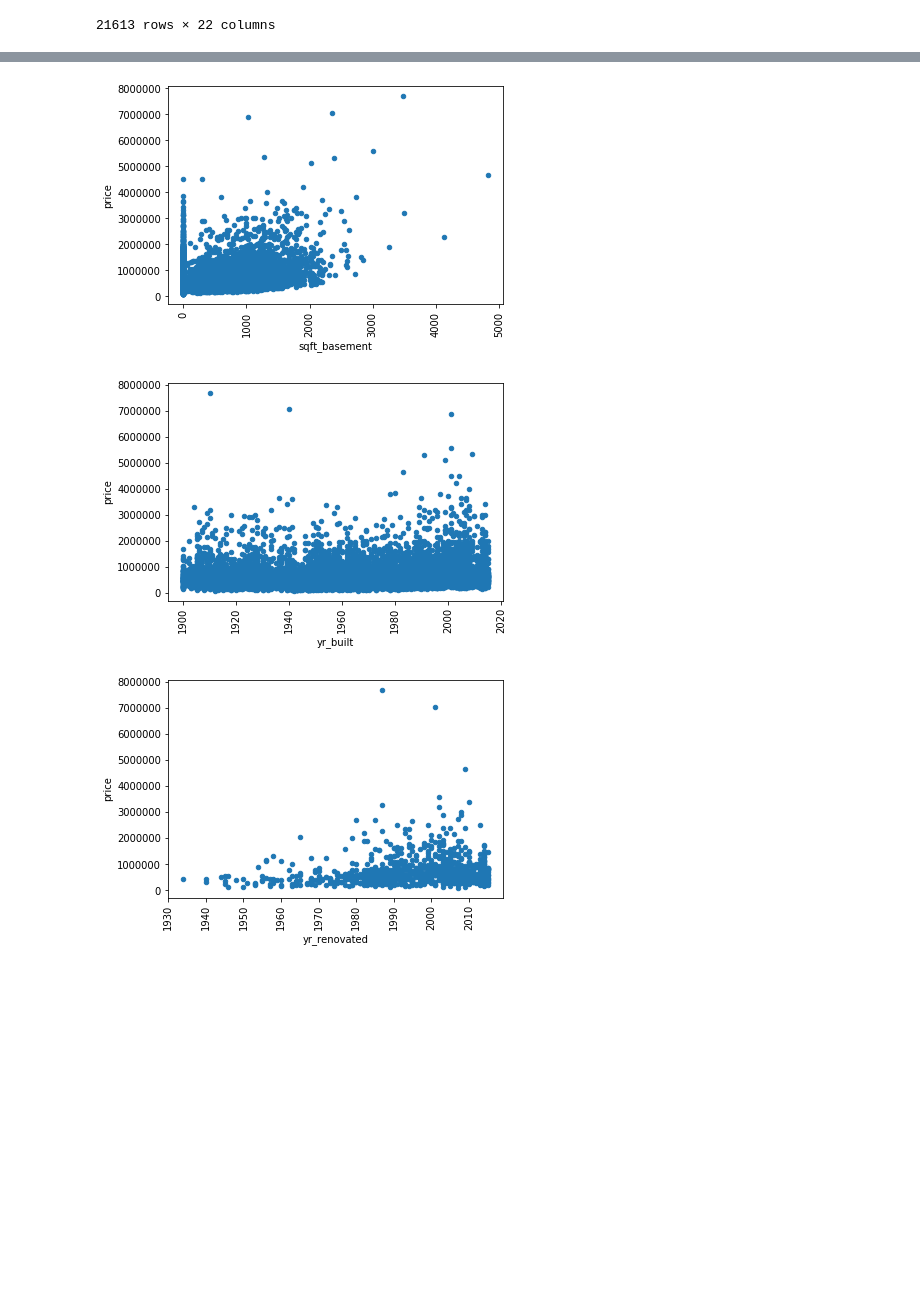
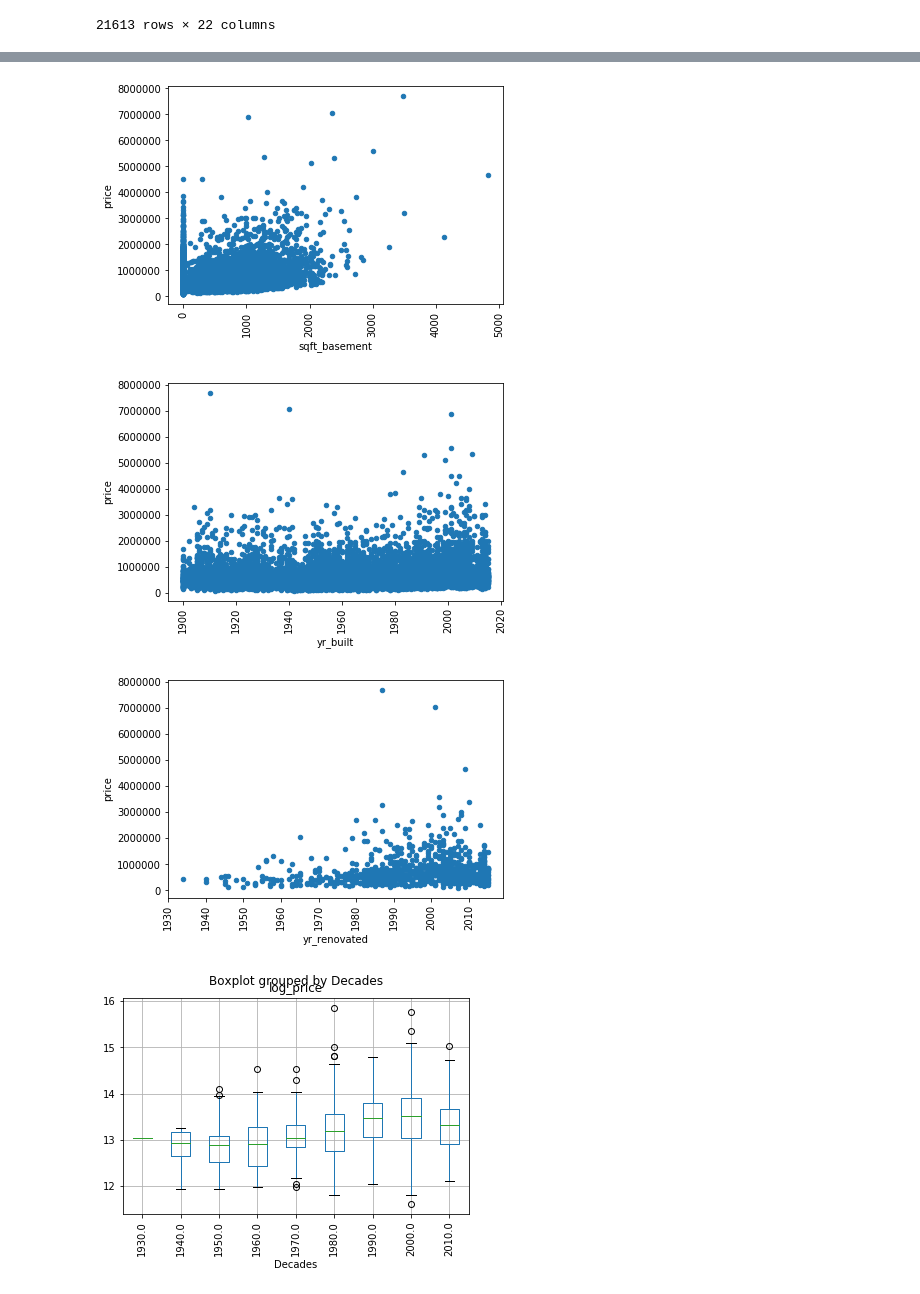
Before and after one commit to ajwal14/Springboard-DSBC, a Jupyter notebook: Housing_Visualization.ipynb, the cells around one changed output, grey strips where cells are left out. Cells and saved outputs as stored; diff of their text form; code cells hidden in the pictures; blank space fills up the shorter version.

```diff
--- a/Housing_Visualization.ipynb
+++ b/Housing_Visualization.ipynb
@@ -61,29 +100,32 @@ df
 # %%
 df.boxplot(column='log_price', by='grade', rot=90)
 plt.show()
 df.plot(kind='scatter', x='sqft_living', y='price', rot=90)
 plt.title('Square Footage')
 plt.show()
 df.plot(kind='scatter', x='sqft_above', y='price', rot=90)
 plt.title('Square Ft. Above')
 plt.show()
 df.boxplot(column='log_price', by='bathrooms', rot=90)
 df.boxplot(column='log_price', by='view', rot=90)
 df.plot(kind='scatter', x='sqft_basement', y='price', rot=90)
 plt.show()
 df.plot(kind='scatter', x='yr_built', y='price', rot=90)
 plt.show()
 df.plot(kind='scatter', x='yr_renovated', y='price', rot=90)
 plt.show()
+df.boxplot(column='log_price', by='Decades', rot=90)
+plt.show()
 # %% [output]
 [figure]
 [figure]
 [figure]
 [figure]
 [figure]
 [figure]
 [figure]
 [figure]
+[figure, added]
 # %%
 # The above graphs show the strongest correlation between a variable and the price of the home.
 # Using these variables, I can create a multiple regression that can help predict the price of a home
```
Also changed, not shown: parts of 7 cells of this notebook.
